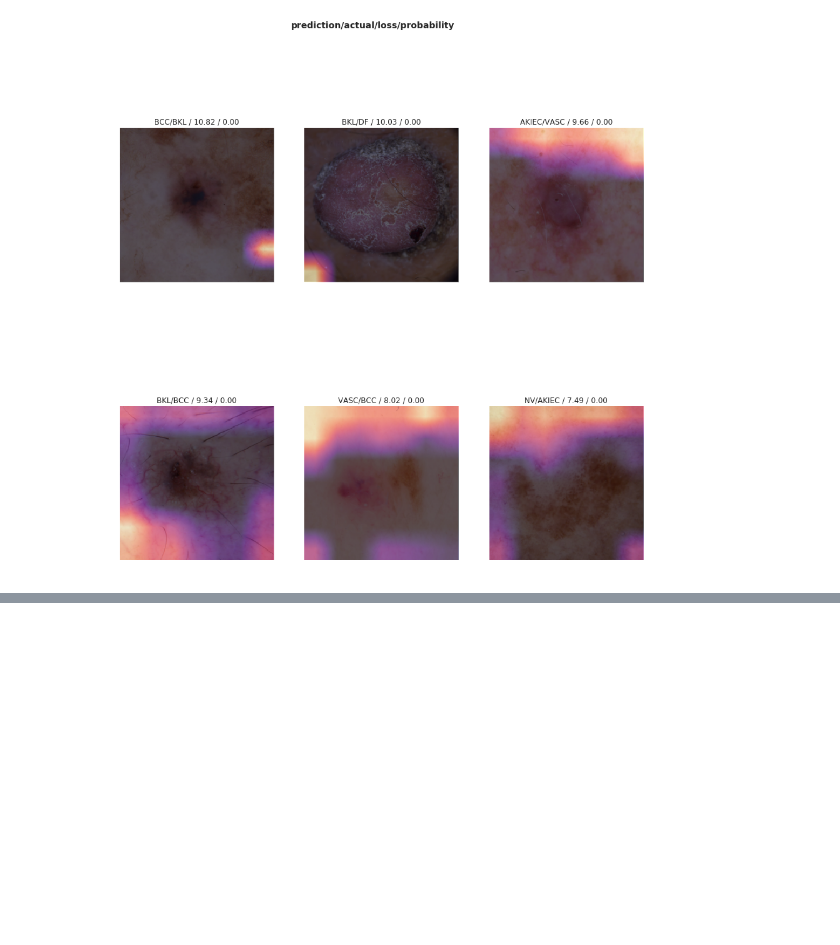
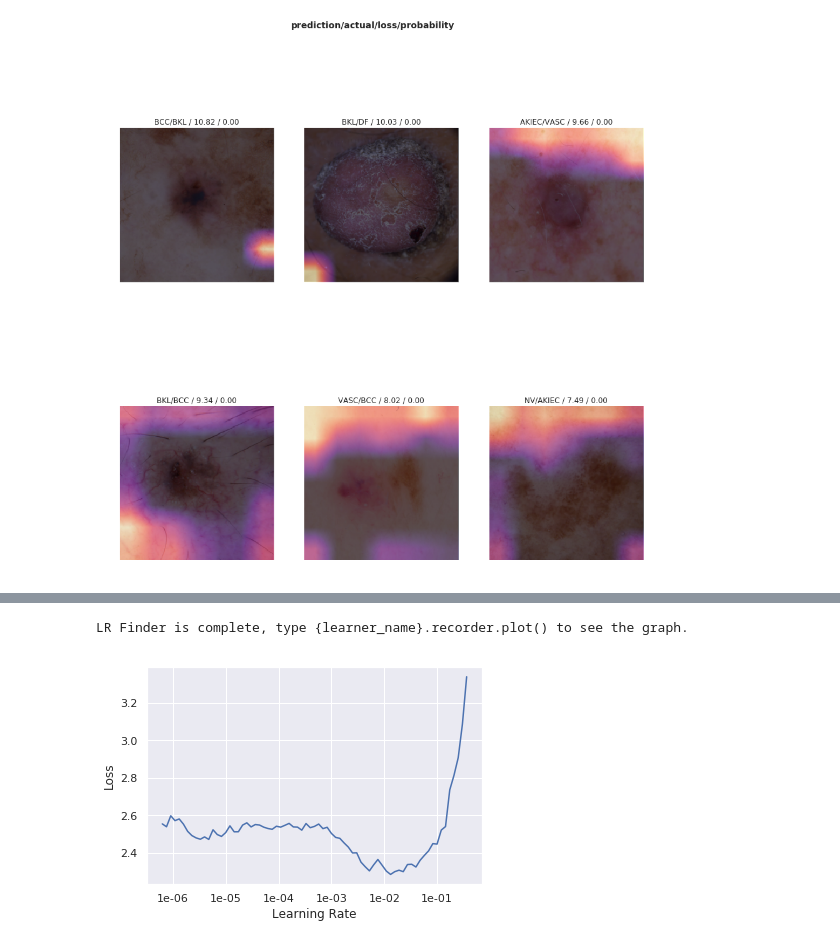
Before and after one commit to lriverawong/deep-learning-melanoma-detection, a Jupyter notebook: dl-melanoma-env-2/dl-melanoma-v2.ipynb, the cells around one changed output, grey strips where cells are left out. Cells and saved outputs as stored; diff of their text form; code cells hidden in the pictures; blank space fills up the shorter version.

```diff
--- a/dl-melanoma-env-2/dl-melanoma-v2.ipynb
+++ b/dl-melanoma-env-2/dl-melanoma-v2.ipynb
@@ -561,0 +613,10 @@ interp2.plot_top_losses(6, figsize=(15,15))
+# %%
+learn3 = create_cnn(data3, models.resnet50, metrics=error_rate)
+learn3.metrics=[accuracy,
+               Precision(average='micro'),
+               Recall(average='micro'),
+               FBeta(average='micro'),
+               error_rate]
+learn3.lr_find()
+learn3.recorder.plot()
+# %% [output]
@@ -561,0 +624,2 @@ interp2.plot_top_losses(6, figsize=(15,15))
+LR Finder is complete, type {learner_name}.recorder.plot() to see the graph.
+[figure, added]
```
Also changed, not shown: parts of 12 cells of this notebook, 3 other files.
